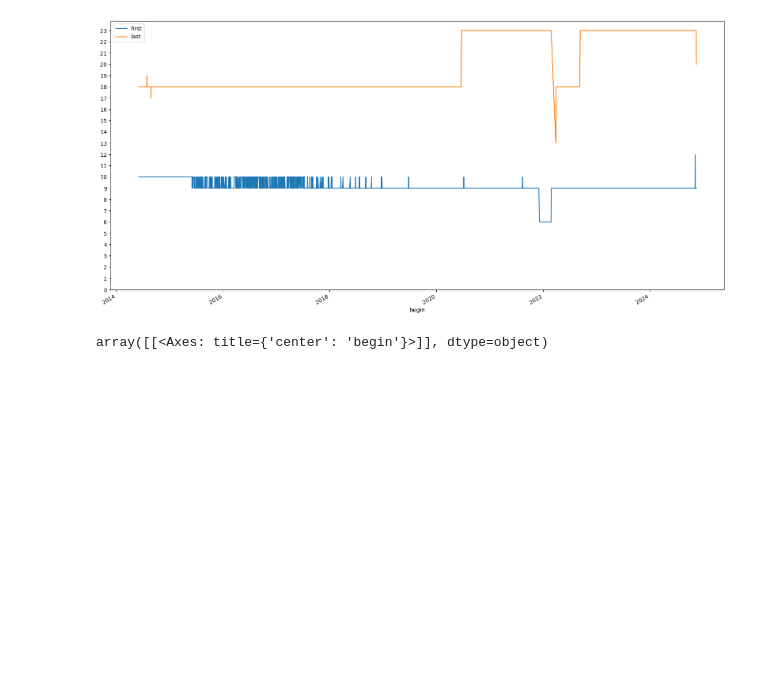
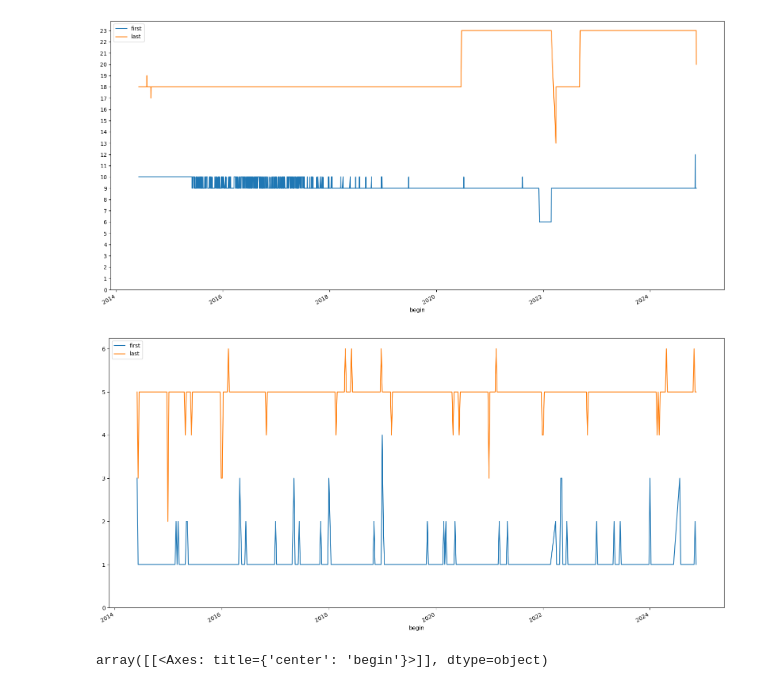
Before and after one commit to Invest-Predict/prices-predictions, a Jupyter notebook: test_stuff/features.ipynb, the cells around one changed output. Saved outputs shown, nothing was run; the diff lists cells and outputs as text; code cells hidden in the pictures; blank space fills up the shorter version.

```diff
--- a/test stuff/features.ipynb
+++ b/test_stuff/features.ipynb
@@ -84,6 +101,13 @@ plt.yticks(range(24))
 plt.show()
 # %% [output]
 [figure]
+# %%
+df.group_by_dynamic('begin', every='1w').agg(pl.col('begin').dt.weekday().min().alias('first'), pl.col('begin').dt.weekday().max().alias('last')).to_pandas().set_index('begin').plot(figsize=(20, 10))
+
+plt.yticks(range(7))
+plt.show()
+# %% [output]
+[figure, added]
 # %%
 df.select('begin').to_pandas().hist(bins=500, figsize=(20, 10))
 # %% [output]
```
Also changed, not shown: parts of 1 cell of this notebook, 4 other files.
